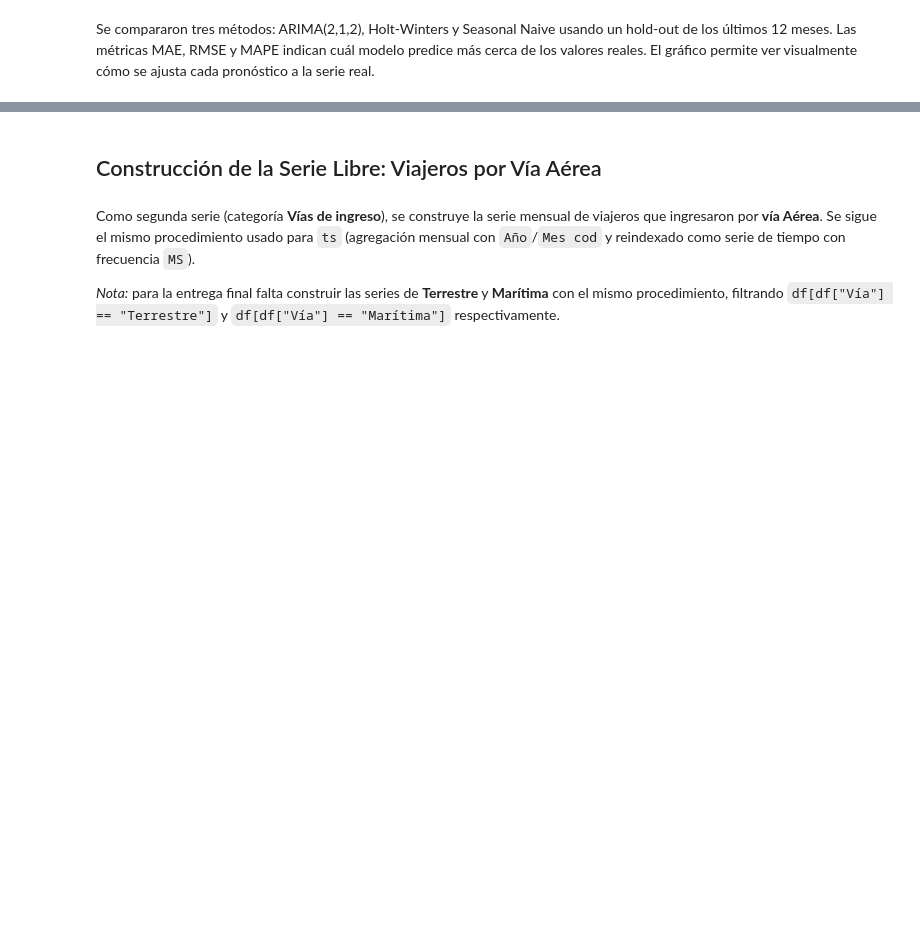
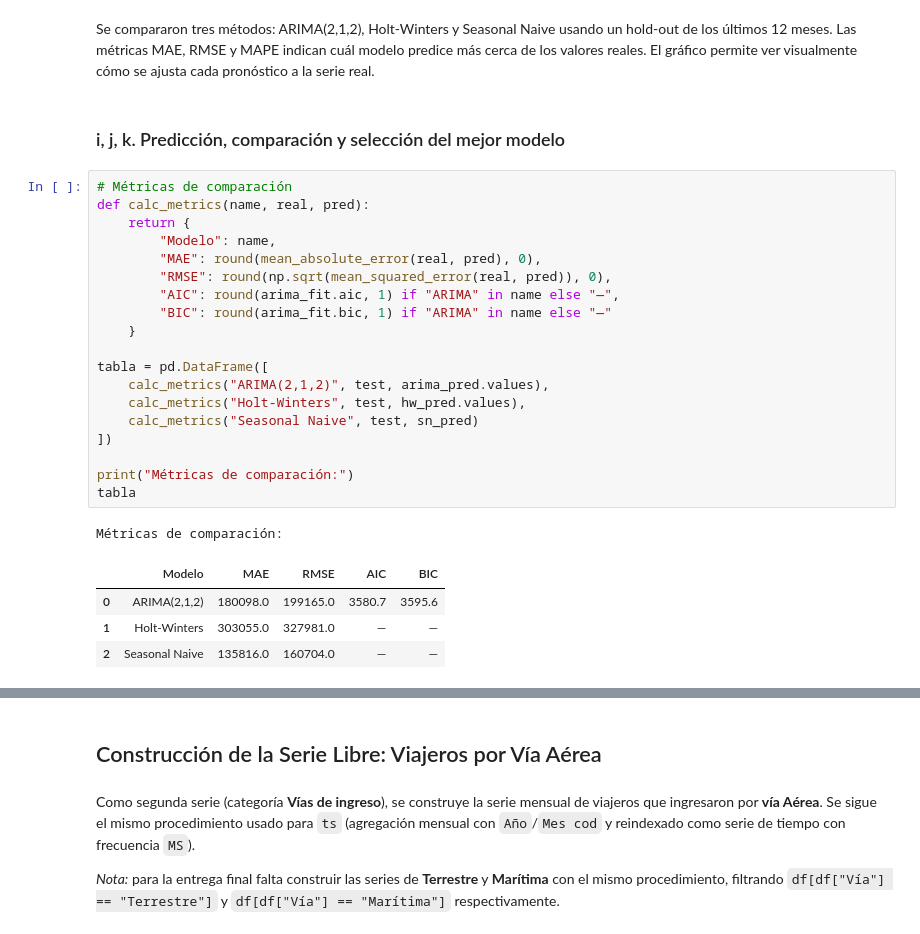
Before and after one commit to Ikeel04/Labs-DS, a Jupyter notebook: lab1_series_tiempo.ipynb, the cells around one changed output, grey strips where cells are left out. Cells and saved outputs as stored; diff of their text form; blank space fills up the shorter version.

```diff
--- a/lab1_series_tiempo.ipynb
+++ b/lab1_series_tiempo.ipynb
@@ -487,2 +488,29 @@ plt.show()
 # %% [markdown]
 Se compararon tres métodos: ARIMA(2,1,2), Holt-Winters y Seasonal Naive usando un hold-out de los últimos 12 meses. Las métricas MAE, RMSE y MAPE indican cuál modelo predice más cerca de los valores reales. El gráfico permite ver visualmente cómo se ajusta cada pronóstico a la serie real.
+# %% [markdown]
+### i, j, k. Predicción, comparación y selección del mejor modelo
+# %%
+# Métricas de comparación
+def calc_metrics(name, real, pred):
+    return {
+        "Modelo": name,
+        "MAE": round(mean_absolute_error(real, pred), 0),
+        "RMSE": round(np.sqrt(mean_squared_error(real, pred)), 0),
+        "AIC": round(arima_fit.aic, 1) if "ARIMA" in name else "—",
+        "BIC": round(arima_fit.bic, 1) if "ARIMA" in name else "—"
+    }
+
+tabla = pd.DataFrame([
+    calc_metrics("ARIMA(2,1,2)", test, arima_pred.values),
+    calc_metrics("Holt-Winters", test, hw_pred.values),
+    calc_metrics("Seasonal Naive", test, sn_pred)
+])
+
+print("Métricas de comparación:")
+tabla
+# %% [output]
+Métricas de comparación:
+|  | Modelo | MAE | RMSE | AIC | BIC |
+| 0 | ARIMA(2,1,2) | 180098.0 | 199165.0 | 3580.7 | 3595.6 |
+| 1 | Holt-Winters | 303055.0 | 327981.0 | — | — |
+| 2 | Seasonal Naive | 135816.0 | 160704.0 | — | — |
```
Also changed, not shown: parts of 8 cells of this notebook, 2 other files.
